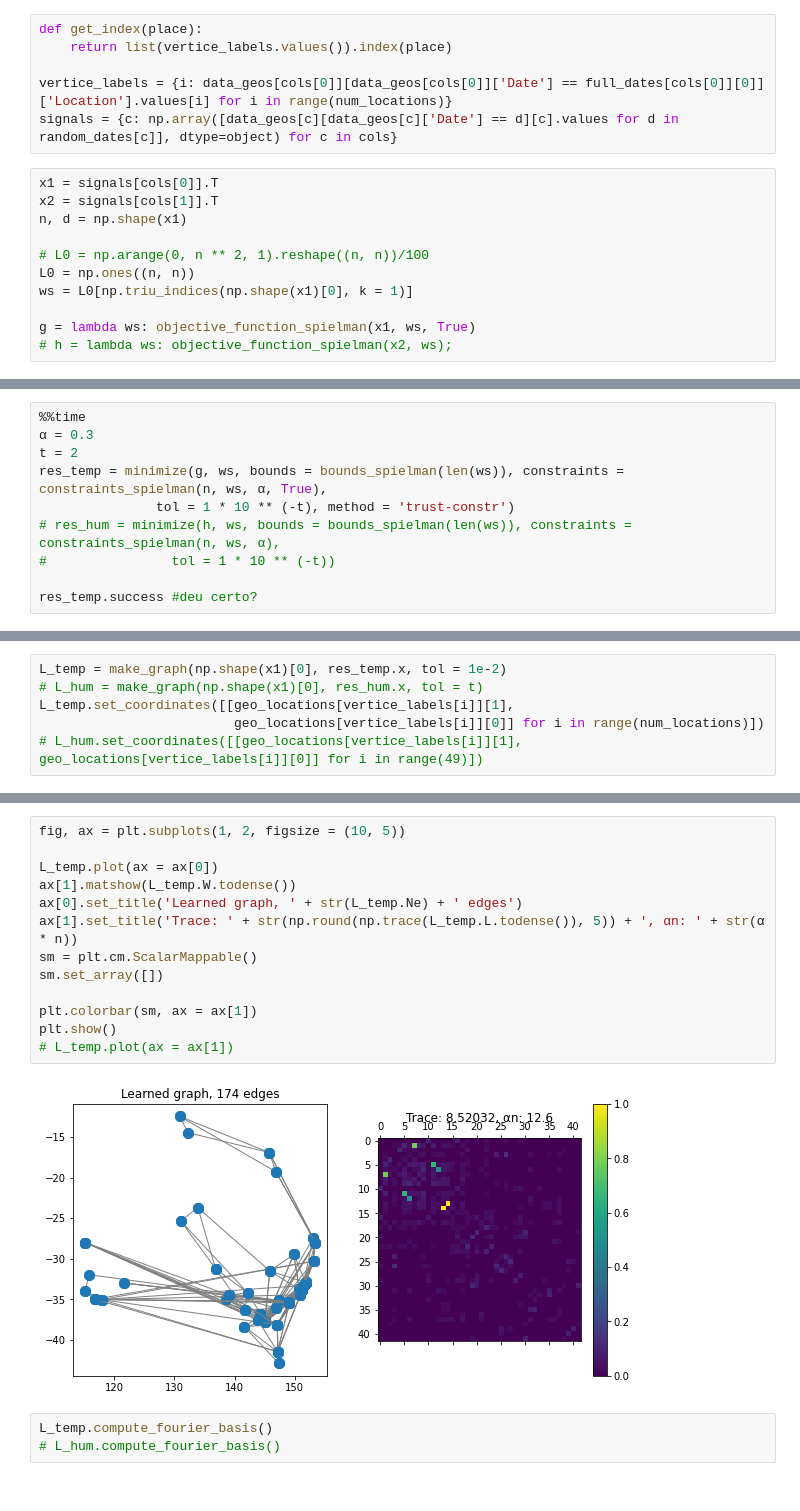
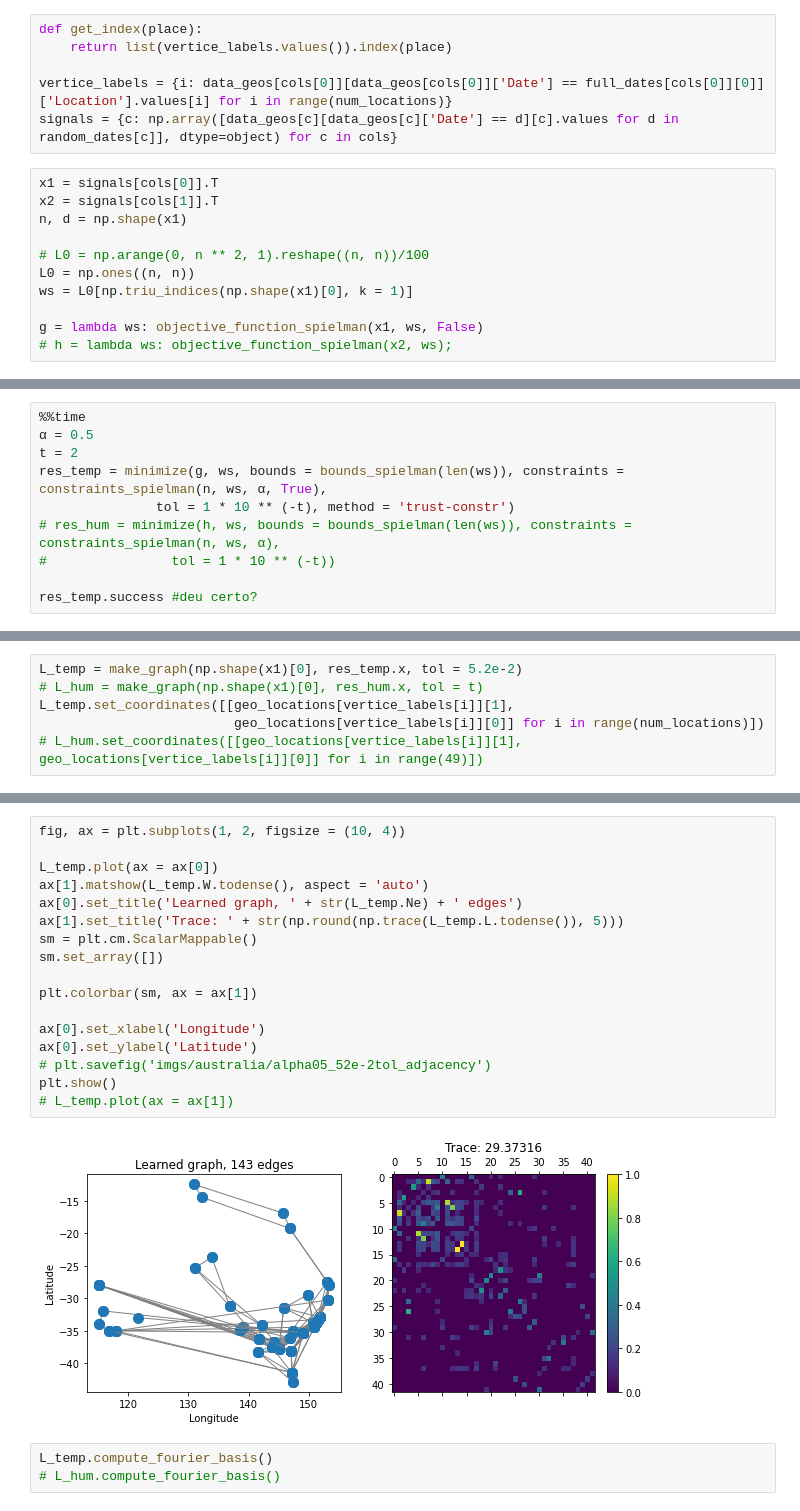
Before and after one commit to hollebenthiago/gsp, a Jupyter notebook: gsp A.0 - Australian geography from temperature signals.ipynb.ipynb, the cells around one changed output, grey strips where cells are left out. Drawn from its saved outputs; the diff is of its cells as text.

Commit message:
saving figures for later

```diff
--- a/gsp A.0 - Australian geography from temperature signals.ipynb.ipynb
+++ b/gsp A.0 - Australian geography from temperature signals.ipynb.ipynb
@@ -151,7 +150,7 @@ n, d = np.shape(x1)
 L0 = np.ones((n, n))
 ws = L0[np.triu_indices(np.shape(x1)[0], k = 1)]
 
-g = lambda ws: objective_function_spielman(x1, ws, True)
+g = lambda ws: objective_function_spielman(x1, ws, False)
 # h = lambda ws: objective_function_spielman(x2, ws);
 # %%
 def check_constraint(n, ws, α):
@@ -169,6 +159,6 @@ def objective_function_spielman(x, ws, verbose):
 # %%
 %%time
-α = 0.3
+α = 0.5
 t = 2
 res_temp = minimize(g, ws, bounds = bounds_spielman(len(ws)), constraints = constraints_spielman(n, ws, α, True),
                tol = 1 * 10 ** (-t), method = 'trust-constr')
@@ -215,5 +173,5 @@ True
 # %%
-L_temp = make_graph(np.shape(x1)[0], res_temp.x, tol = 1e-2)
+L_temp = make_graph(np.shape(x1)[0], res_temp.x, tol = 5.2e-2)
 # L_hum = make_graph(np.shape(x1)[0], res_hum.x, tol = t)
 L_temp.set_coordinates([[geo_locations[vertice_labels[i]][1],
                          geo_locations[vertice_labels[i]][0]] for i in range(num_locations)])
@@ -221,18 +184,22 @@ L_temp.set_coordinates([[geo_locations[vertice_labels[i]][1],
 # %%
-fig, ax = plt.subplots(1, 2, figsize = (10, 5))
+fig, ax = plt.subplots(1, 2, figsize = (10, 4))
 
 L_temp.plot(ax = ax[0])
-ax[1].matshow(L_temp.W.todense())
+ax[1].matshow(L_temp.W.todense(), aspect = 'auto')
 ax[0].set_title('Learned graph, ' + str(L_temp.Ne) + ' edges')
-ax[1].set_title('Trace: ' + str(np.round(np.trace(L_temp.L.todense()), 5)) + ', αn: ' + str(α * n))
+ax[1].set_title('Trace: ' + str(np.round(np.trace(L_temp.L.todense()), 5)))
 sm = plt.cm.ScalarMappable()
 sm.set_array([])
 
 plt.colorbar(sm, ax = ax[1])
+
+ax[0].set_xlabel('Longitude')
+ax[0].set_ylabel('Latitude')
+# plt.savefig('imgs/australia/alpha05_52e-2tol_adjacency')
 plt.show()
 # L_temp.plot(ax = ax[1])
 # %% [output]
-[figure, old version]
+[figure, new version]
 # %%
 L_temp.compute_fourier_basis()
 # L_hum.compute_fourier_basis()
```
Also changed, not shown: parts of 10 cells of this notebook, 8 other files.
